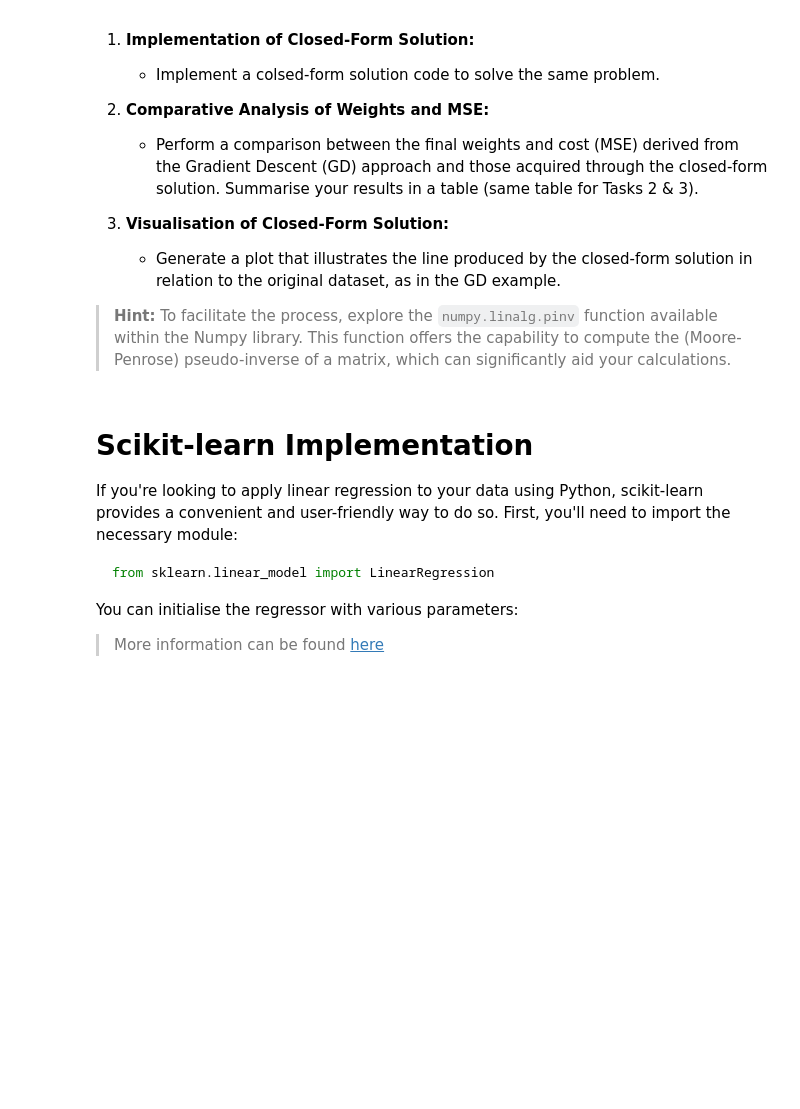
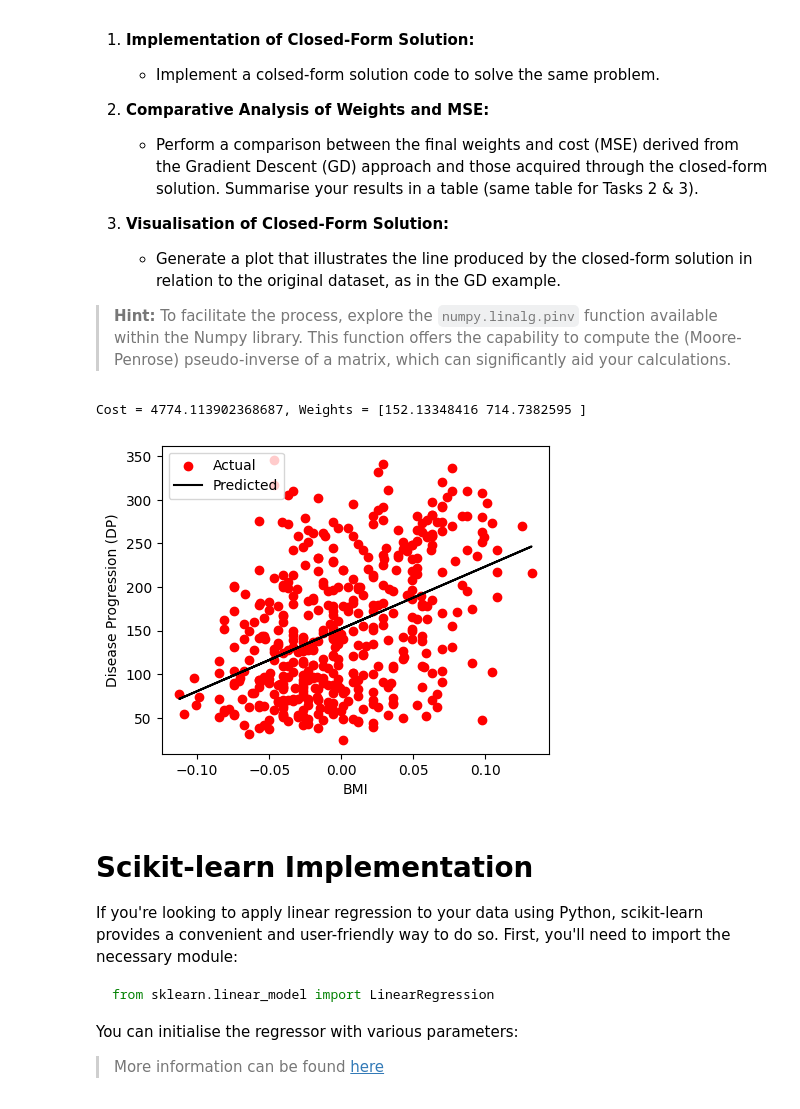
Before and after one commit to FajarKKP/Coding, a Jupyter notebook: 02_ML_LR.ipynb, the cells around one changed output. Drawn from its saved outputs; the diff is of its cells as text; code cells hidden in the pictures; blank space fills up the shorter version.

```diff
--- a/02_ML_LR.ipynb
+++ b/02_ML_LR.ipynb
@@ -414,16 +414,24 @@ In this section, we will apply the closed-form solution to address the preceding
 # %%
 # Task 2
 
-def fit(n_iter,X,Y,lr):
+def fit(X,Y):
     costs = []
     # Incorporate the bias term
     X = np.column_stack((np.ones(len(X)),X))
     #N = len(diabetes['target'])
 
-    print(f"Cost = {cost}, Weights = {W}")
+    W = np.linalg.pinv(X.T @ X) @ X.T @ Y
+
+    J = cost(X,W,Y)
+
+    print(f"Cost = {J}, Weights = {W}")
     plot_line(X,W,Y)
-    plot_cost(costs)
     return J, W
+# %%
+cs_cost, cs_w = fit(X, Y)
+# %% [output]
+Cost = 4774.113902368687, Weights = [152.13348416 714.7382595 ]
+[figure, added]
 # %%
 # Task 2 (continued)
 # %%
```
